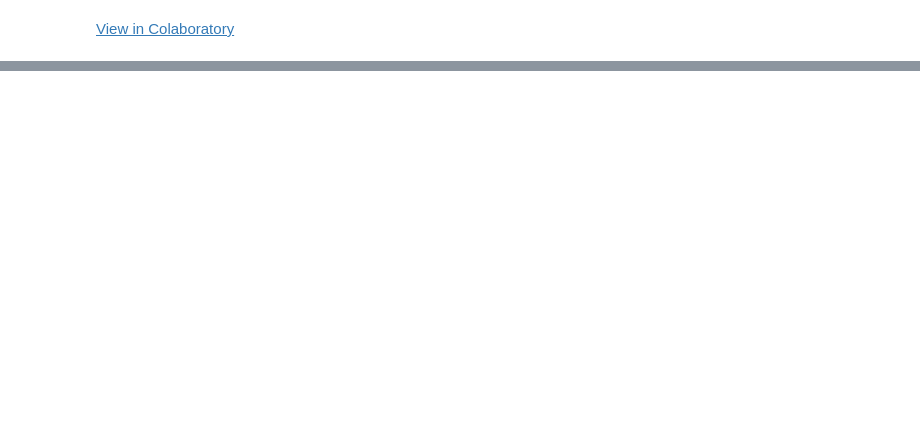
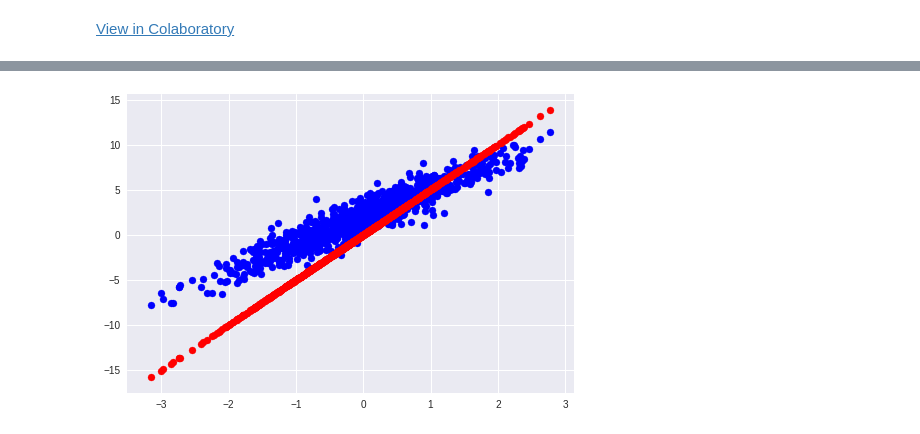
Before and after one commit to HUSTneeb/GoogleColabCode, a Jupyter notebook: TensorFlowLearning8.ipynb, the cells around one changed output, grey strips where cells are left out. Cells and saved outputs as stored; diff of their text form; code cells hidden in the pictures; blank space fills up the shorter version.

```diff
--- a/TensorFlowLearning8.ipynb
+++ b/TensorFlowLearning8.ipynb
@@ -12,0 +32,33 @@ ValueError: ignored
+# %%
+class Model():
+  def __init__(self):
+    self.W=tfe.Variable(5.0)
+    self.b=tfe.Variable(0.0)
+
+  def __call__(self,x):
+    return self.W*x+self.b
+
+model=Model()
+assert model(3.0).numpy()==15.0
+# %%
+def loss_function(predicted_y,desired_y):
+  return tf.reduce_mean(tf.square(predicted_y-desired_y))
+# %%
+TRUE_W=3.0
+TRUE_b=2.0
+NUM_EXAMPLES=1000
+
+inputs=tf.random_normal(shape=[NUM_EXAMPLES])
+noise=tf.random_normal(shape=[NUM_EXAMPLES])
+outputs=inputs*TRUE_W +TRUE_b+noise
+# %%
+import matplotlib.pyplot as plt
+
+plt.scatter(inputs,outputs,c='b')
+plt.scatter(inputs,model(inputs),c='r')
+plt.show()
+
+print('Current loss: ')
+print(loss_function(model(inputs),outputs).numpy())
+# %% [output]
+[figure, added]
```
Also changed, not shown: parts of 5 cells of this notebook.
